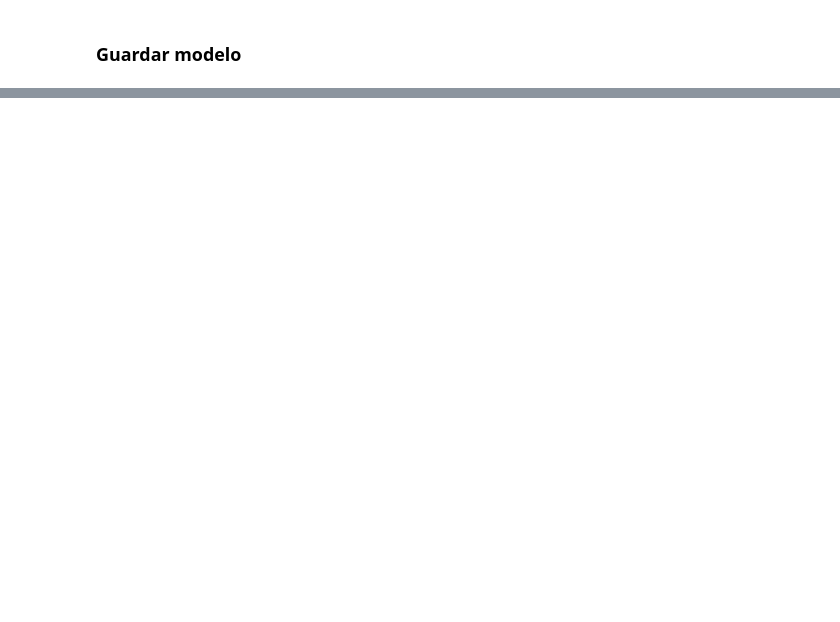
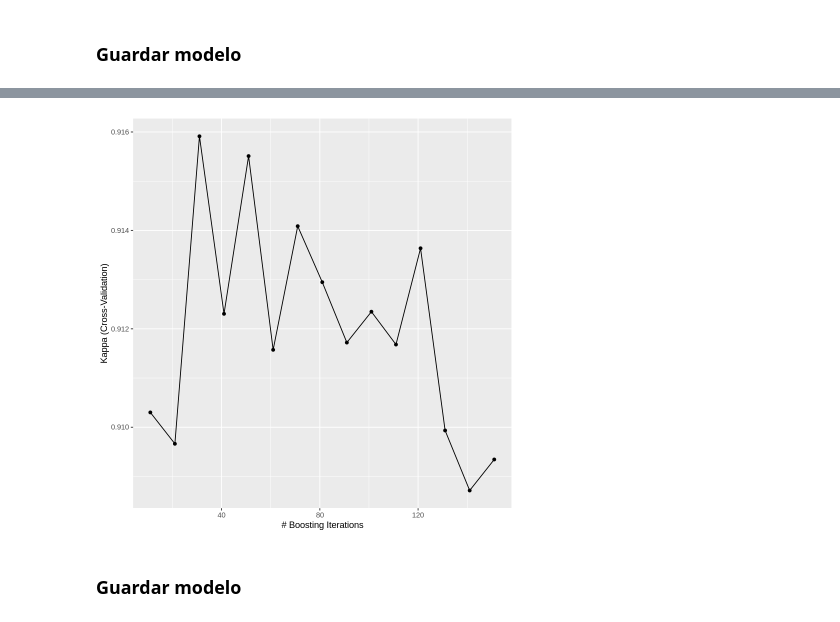
Before and after one commit to cramirez98/ProyectoAprendizajeAutomatico, a Jupyter notebook: AprendizajeAutomaticoProyecto.ipynb, the cells around one changed output, grey strips where cells are left out. Drawn from its saved outputs; the diff is of its cells as text; code cells hidden in the pictures; blank space fills up the shorter version.

```diff
--- a/AprendizajeAutomaticoProyecto.ipynb
+++ b/AprendizajeAutomaticoProyecto.ipynb
@@ -1250,0 +1390,9 @@ drive_upload(filename, path = paste0('AprendizajeAutomatico/ModelosGenerados/',
+# %%
+control<- trainControl(method="cv", number=10)
+
+
+tic('Tiempo de entrenamiento')
+set.seed(139)
+logisticregressionModel <- train(Class~., data=training, trControl=control, method="LogitBoost", metric = 'Kappa', tuneLength = 15)
+toc()
+logisticregressionModel
@@ -1250,0 +1444,6 @@ drive_upload(filename, path = paste0('AprendizajeAutomatico/ModelosGenerados/',
+# %%
+ggplot(logisticregressionModel)
+# %% [output]
+[figure, added]
+# %% [markdown]
+### Guardar modelo
```
Also changed, not shown: parts of 73 cells of this notebook.
